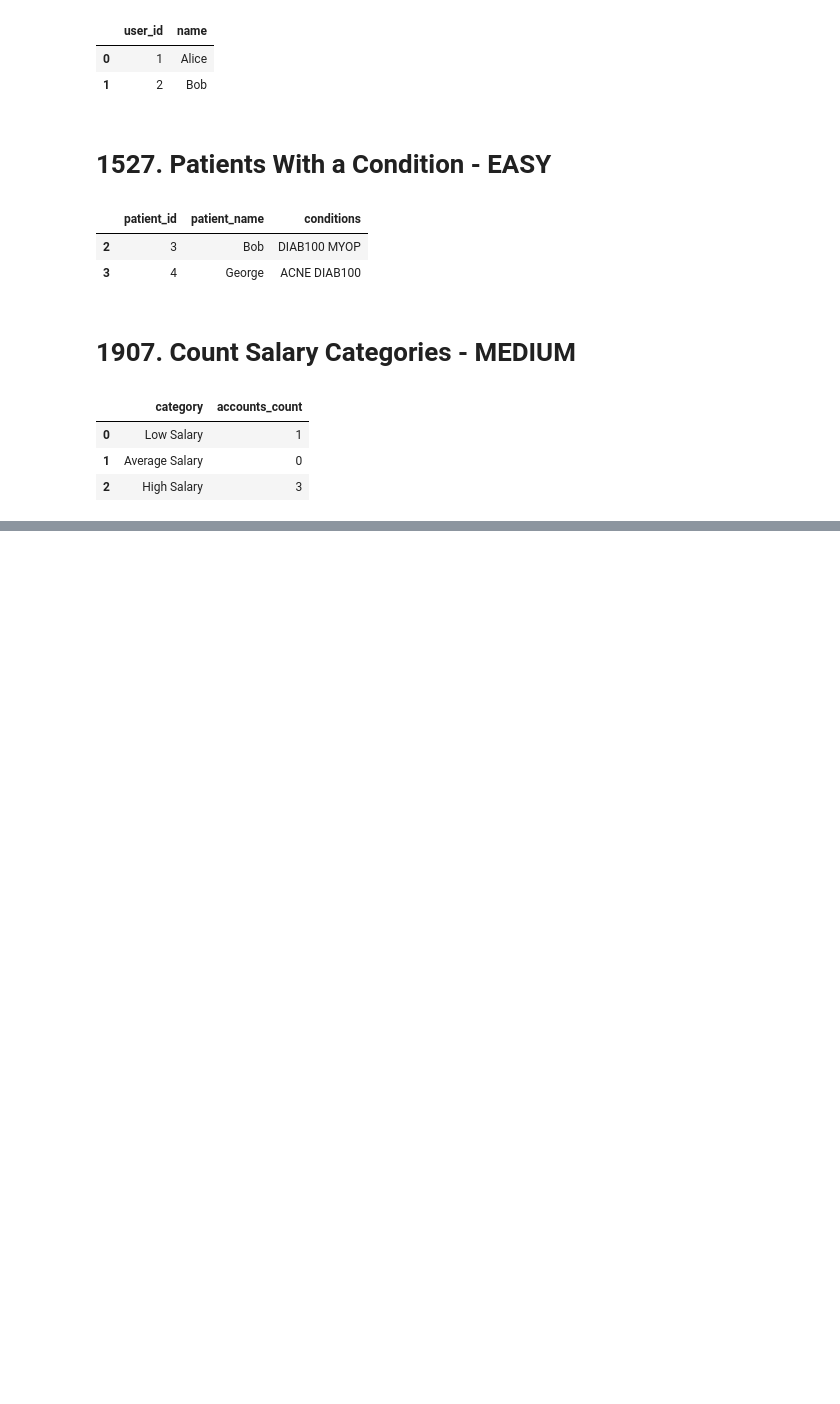
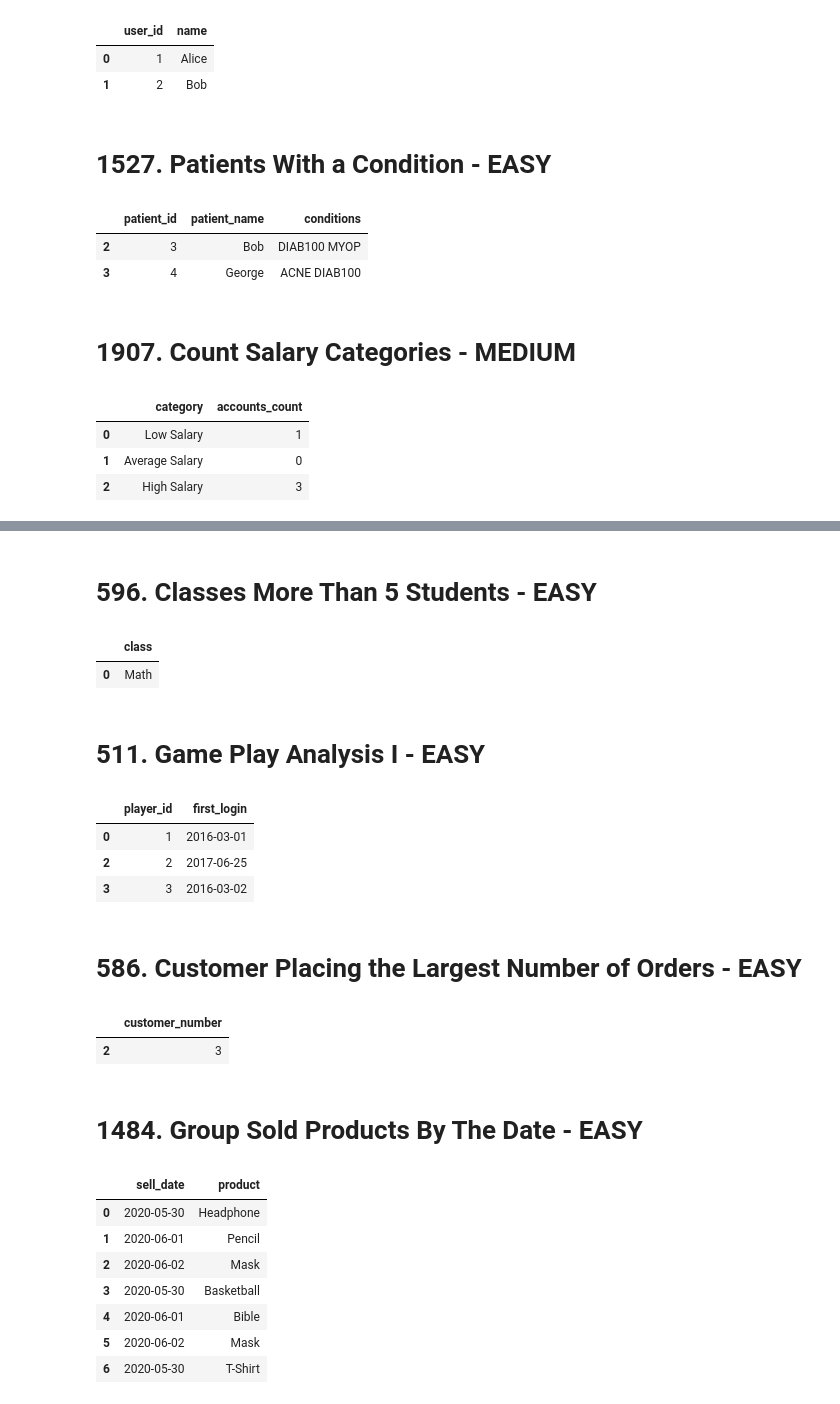
Before and after one commit to d3nnis2001/LeetCode, a Jupyter notebook: 2023/september.ipynb, the cells around one changed output, grey strips where cells are left out. Drawn from its saved outputs; the diff is of its cells as text; code cells hidden in the pictures; blank space fills up the shorter version.

```diff
--- a/2023/september.ipynb
+++ b/2023/september.ipynb
@@ -242,0 +262,71 @@ count_salary_categories(accounts)
+# %% [markdown]
+# 596. Classes More Than 5 Students - EASY
+# %%
+import pandas as pd
+
+data = [['A', 'Math'], ['B', 'English'], ['C', 'Math'], ['D', 'Biology'], ['E', 'Math'], ['F', 'Computer'], ['G', 'Math'], ['H', 'Math'], ['I', 'Math']]
+courses = pd.DataFrame(data, columns=['student', 'class']).astype({'student':'object', 'class':'object'})
+
+def find_classes(courses: pd.DataFrame) -> pd.DataFrame:
+    courses = courses.groupby("class").count()
+    courses = courses[courses["student"] >= 5].drop(columns="student").reset_index()
+    return courses
+find_classes(courses)
+# %% [output]
+|  | class |
+| 0 | Math |
+# %% [markdown]
+# 511. Game Play Analysis I - EASY
+# %%
+import pandas as pd
+
+data = [[1, 2, '2016-03-01', 5], [1, 2, '2016-05-02', 6], [2, 3, '2017-06-25', 1], [3, 1, '2016-03-02', 0], [3, 4, '2018-07-03', 5]]
+activity = pd.DataFrame(data, columns=['player_id', 'device_id', 'event_date', 'games_played']).astype({'player_id':'Int64', 'device_id':'Int64', 'event_date':'datetime64[ns]', 'games_played':'Int64'})
+
+def game_analysis(activity: pd.DataFrame) -> pd.DataFrame:
+    activity = activity.sort_values(by="event_date").drop_duplicates("player_id").sort_values(by="player_id")
+    return activity.drop(columns=["device_id", "games_played"]).rename(columns={"event_date":"first_login"})
+game_analysis(activity)
+# %% [output]
+|  | player_id | first_login |
+| 0 | 1 | 2016-03-01 |
+| 2 | 2 | 2017-06-25 |
+| 3 | 3 | 2016-03-02 |
+# %% [markdown]
+# 586. Customer Placing the Largest Number of Orders - EASY
+# %%
+import pandas as pd
+
+data = [[1, 1], [2, 2], [3, 3], [4, 3]]
+orders = pd.DataFrame(data, columns=['order_number', 'customer_number']).astype({'order_number':'Int64', 'customer_number':'Int64'})
+
+def largest_orders(orders: pd.DataFrame) -> pd.DataFrame:
+    if orders.empty:
+        return orders.drop(columns="order_number")
+    orders = orders.groupby("customer_number").count().reset_index()
+    return orders[orders["order_number"] == max(orders['order_number'])].drop(columns="order_number")
+largest_orders(orders)
+# %% [output]
+|  | customer_number |
+| 2 | 3 |
+# %% [markdown]
+# 1484. Group Sold Products By The Date - EASY
+# %%
+import pandas as pd
+
+data = [['2020-05-30', 'Headphone'], ['2020-06-01', 'Pencil'], ['2020-06-02', 'Mask'], ['2020-05-30', 'Basketball'], ['2020-06-01', 'Bible'], ['2020-06-02', 'Mask'], ['2020-05-30', 'T-Shirt']]
+activities = pd.DataFrame(data, columns=['sell_date', 'product']).astype({'sell_date':'datetime64[ns]', 'product':'object'})
+
+def categorize_products(activities: pd.DataFrame) -> pd.DataFrame:
+    newactivities = activities.groupby("sell_date")["product"].apply(lambda x: ", ".join(sorted(x.drop_duplicates()))).reset_index()
+    return activities
+categorize_products(activities)
+# %% [output]
+|  | sell_date | product |
+| 0 | 2020-05-30 | Headphone |
+| 1 | 2020-06-01 | Pencil |
+| 2 | 2020-06-02 | Mask |
+| 3 | 2020-05-30 | Basketball |
+| 4 | 2020-06-01 | Bible |
+| 5 | 2020-06-02 | Mask |
+| 6 | 2020-05-30 | T-Shirt |
```
Also changed, not shown: parts of 10 cells of this notebook.
